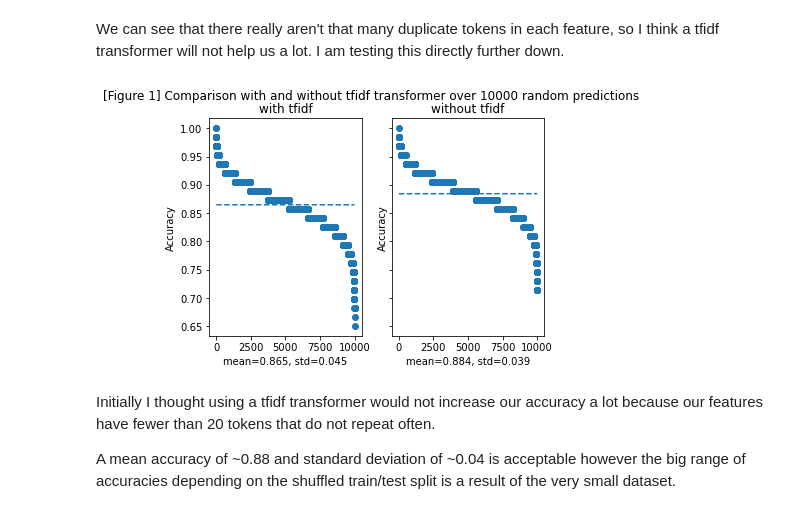
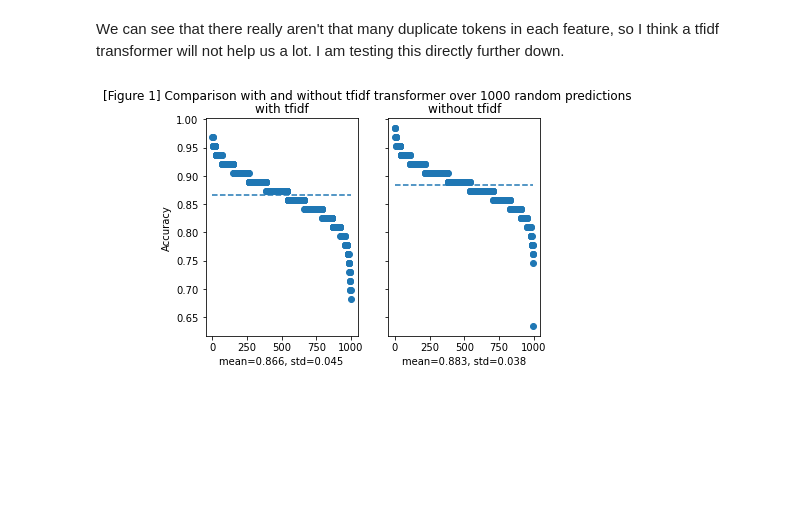
Before and after one commit to chronark/saki, a Jupyter notebook: saki_1.ipynb, the cells around one changed output. Saved outputs shown, nothing was run; the diff lists cells and outputs as text; code cells hidden in the pictures; blank space fills up the shorter version.

```diff
--- a/saki_1.ipynb
+++ b/saki_1.ipynb
@@ -28,7 +28,7 @@ source.head()
 | 3 | 89990201.0 | 20.07.2016 | 20.07.2016 | Lebensmittel / Getraenke | 2831 Edeka Neubauer Nuernb.//Nuer... | Kartenzahlung | ... |
 | 4 | 89990201.0 | 18.07.2016 | 18.07.2016 | Spontanausgabe | Amazon | neue Playstation | ... |
 # %%
-# Extract relevant features and concatenate them to a single string per feature
+# Extract relevant features and concatenate them to a single lower case string per feature
 
 # Removing some characters could be helpful.
 # However these are almost always part of a word and are not surrounded by whitespace.
@@ -54,7 +54,7 @@ for i in range(len(source.index)):
 
     feature = remove_stopwords(" ".join(combined))
 
-    features.append(feature)
+    features.append(feature.lower())
 
 # Extract labels as well
 labels = list(source["label"])
@@ -103,7 +103,7 @@ def split_data(features: [str], labels: [str]):
 # Runs a bunch of predictions with random train/test splits to get an average accuracy.
 def do_random_runs(with_tfidf: bool) -> [float]:
     accuracies = []
-    for i in tqdm(range(10000)):
+    for i in tqdm(range(1000)):
         x_train, x_test, y_train, y_test = split_data(features, labels)
         classifier = create_pipeline(with_tfidf=with_tfidf)
         classifier.fit(x_train, y_train)
@@ -115,37 +115,34 @@ def do_random_runs(with_tfidf: bool) -> [float]:
 # Plot accuracies inside a subplot
 def plot(ax, accuracies: [float]) -> None:
     accuracies.sort(reverse=True)
     mean = np.mean(accuracies)
     std = np.array(accuracies).std()
 
     ax.set_xlabel("mean={:.3f}, std={:.3f}".format(mean,std))
-    ax.set_ylabel("Accuracy")
     x = range(0,len(accuracies))
 
     y = accuracies
 
     ax.scatter(x=x,y=y,label="Accuracy")
     ax.plot(x,[mean]*len(x),label="Mean", linestyle="--")
 
 # Calculate and plot the difference when using a tfidf transformer or not
 def compare_tfidf(features: [str], labels: [str]) -> None:
     fig, (ax1,ax2) = plt.subplots(1,2,sharex=True,sharey=True)
-    fig.suptitle("[Figure 1] Comparison with and without tfidf transformer over 10000 random predictions")
+    fig.suptitle("[Figure 1] Comparison with and without tfidf transformer over 1000 random predictions")
 
     # 1. with tfidf
     plot(ax1, do_random_runs(True))
     ax1.set_title("with tfidf")
+    ax1.set_ylabel("Accuracy")
+
     # 2. without tfidf
     plot(ax2, do_random_runs(False))
     ax2.set_title("without tfidf")
 
     plt.show()
 
 
 compare_tfidf(features,labels)
 # %% [output]
-[figure, old version]
+[figure, new version]
-# %% [markdown]
-Initially I thought using a tfidf transformer would not increase our accuracy a lot because our features have fewer than 20 tokens that do not repeat often.
-
-A mean accuracy of ~0.88 and standard deviation of ~0.04 is acceptable however the big range of accuracies depending on the shuffled train/test split is a result of the very small dataset.
```
Also changed, not shown: parts of 5 cells of this notebook.
